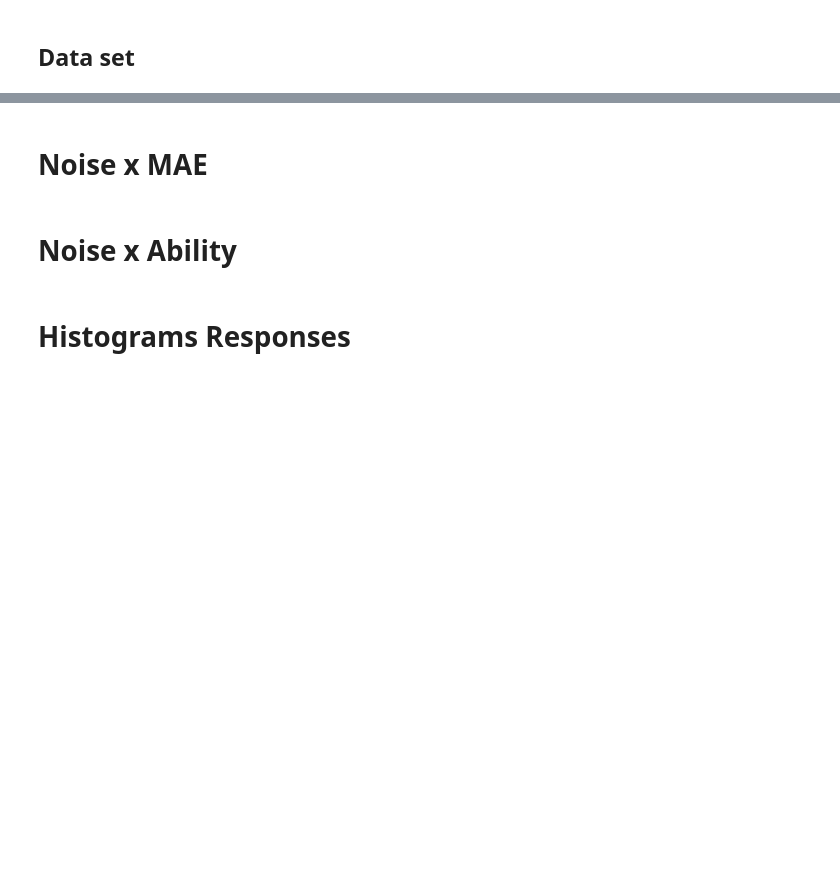
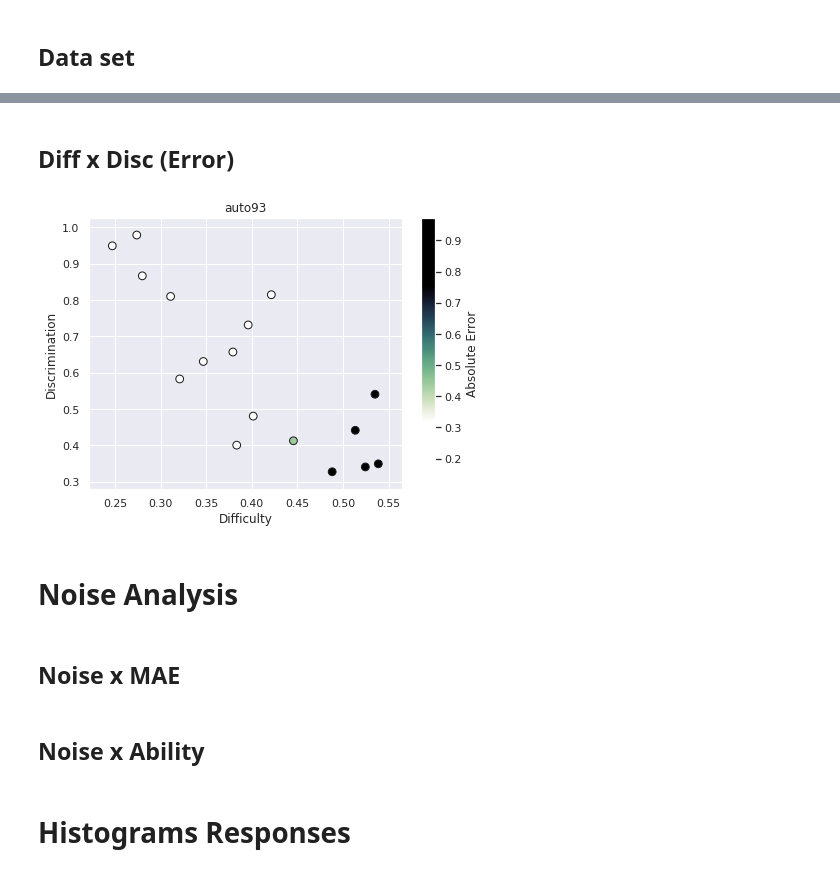
Before and after one commit to jvcm/irt_project, a Jupyter notebook: analysis.ipynb, the cells around one changed output, grey strips where cells are left out. Drawn from its saved outputs; the diff is of its cells as text; code cells hidden in the pictures; blank space fills up the shorter version.

```diff
--- a/analysis.ipynb
+++ b/analysis.ipynb
@@ -199,5 +227,29 @@ responses.shape
+# %% [markdown]
+## Diff x Disc (Error)
+# %%
+plt.figure(figsize=(7, 5))
+# Extract the data we're interested in
+x, y = params[0][:,0], params[0][:,1]
+error = errors[0].mean(axis=1)
+
+# Scatter the points, using size and color but no label
+plt.scatter(x, y, label=None, s = 60,
+            c=error, cmap=cmap1, edgecolors='k')
+plt.axis(aspect='equal')
+plt.xlabel('Difficulty')
+plt.ylabel('Discrimination')
+plt.colorbar(label='Absolute Error')
+plt.clim(error.min(), error.max())
+
+plt.title(name)
+plt.savefig('./Results_IRT/' + name + '/dif_disc_error.png'.format(str(i)), bbox_inches = 'tight',
+    pad_inches = 0)
+# %% [output]
+[figure, added]
+# %% [markdown]
+# Noise Analysis
 # %% [markdown]
-# Noise x MAE
+## Noise x MAE
 # %%
 mae = np.zeros((len(all_files), 10))
 norm_errors = np.zeros((len(all_files), 13))
@@ -221,7 +273,7 @@ plt.xlabel('Noise level', fontsize = fsz)
 plt.legend(loc = 'best', ncol = 4, fontsize = fsz-2)
 plt.savefig('./Results_IRT/' + name + '/norm_noise_target.png', bbox_inches = 'tight', pad_inches = 0)
 # %% [markdown]
-# Noise x Ability
+## Noise x Ability
 # %%
 plt.figure(figsize=(10, 8))
 for j, model in enumerate(mdls):
```
Also changed, not shown: parts of 10 cells of this notebook, 3 other files.
